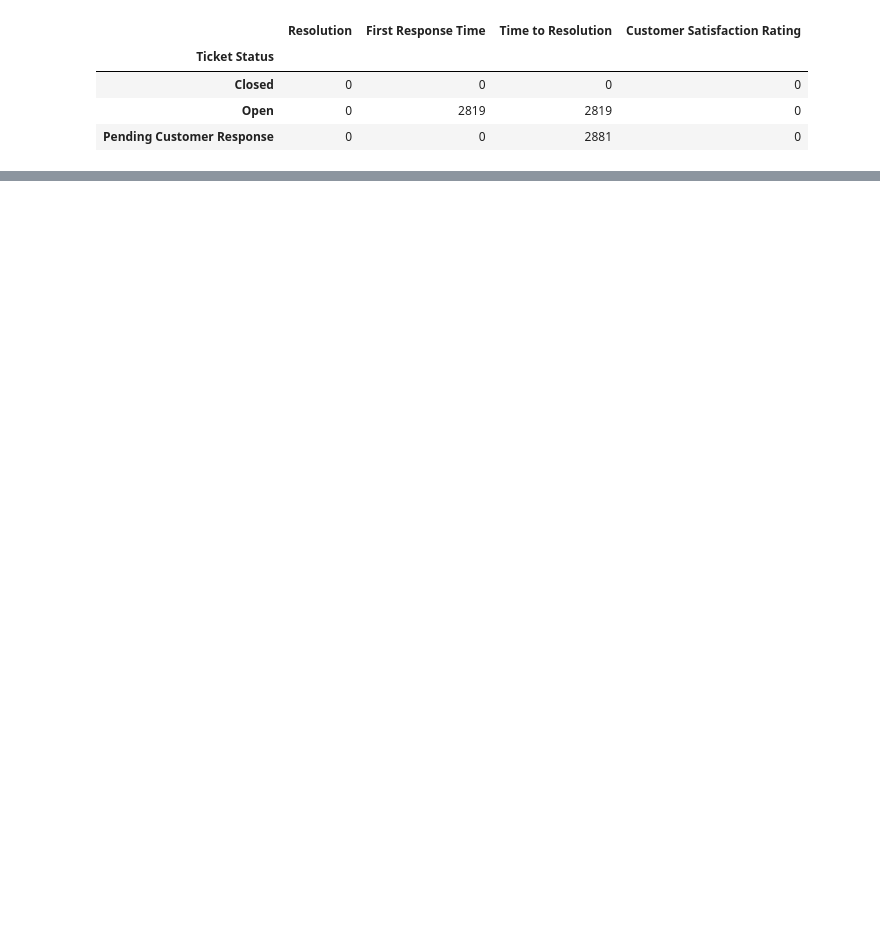
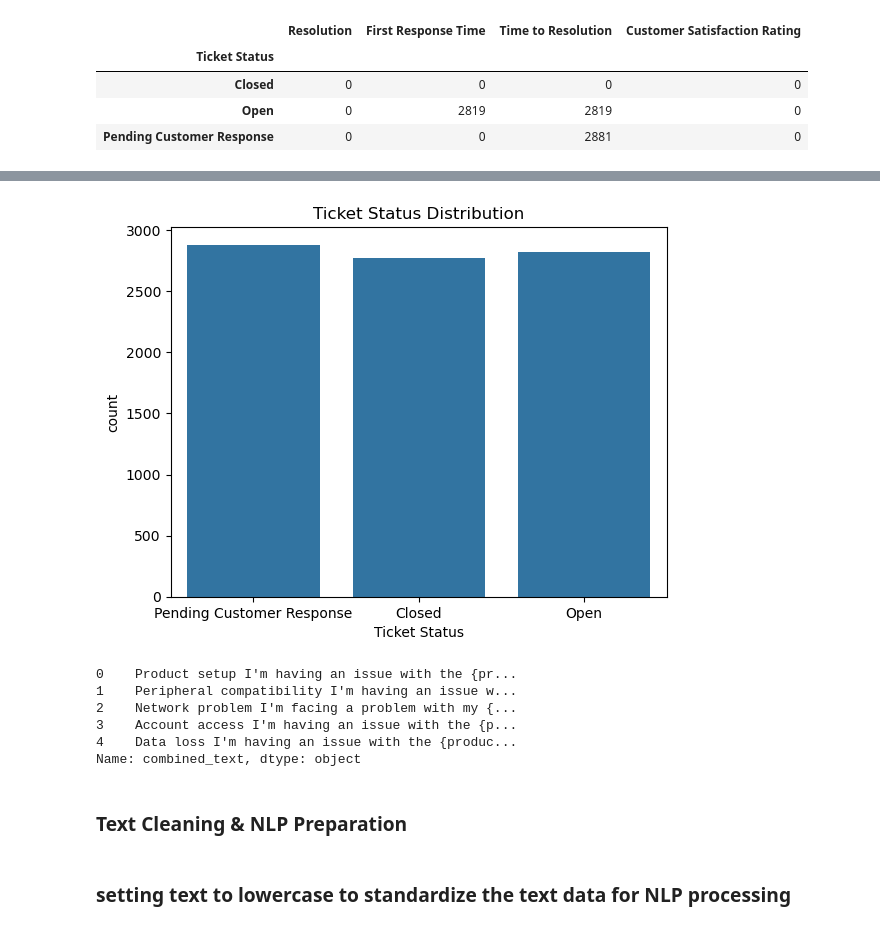
Before and after one commit to Ash2243/ai-technical-support-assistant, a Jupyter notebook: notebook/AI Technical Support Assistant - Exploratory Data Analysis.ipynb, the cells around one changed output, grey strips where cells are left out. Drawn from its saved outputs; the diff is of its cells as text; code cells hidden in the pictures; blank space fills up the shorter version.

```diff
--- a/notebook/AI Technical Support Assistant - Exploratory Data Analysis.ipynb
+++ b/notebook/AI Technical Support Assistant - Exploratory Data Analysis.ipynb
@@ -88,0 +176,19 @@ df.groupby('Ticket Status')[[
+# %%
+sns.countplot(data=df, x='Ticket Status')
+plt.title('Ticket Status Distribution')
+plt.show()
+# %% [output]
+[figure, added]
+# %%
+df['combined_text'].head()
+# %% [output]
+0    Product setup I'm having an issue with the {pr...
+1    Peripheral compatibility I'm having an issue w...
+2    Network problem I'm facing a problem with my {...
+3    Account access I'm having an issue with the {p...
+4    Data loss I'm having an issue with the {produc...
+Name: combined_text, dtype: object
+# %% [markdown]
+### Text Cleaning & NLP Preparation
+# %% [markdown]
+###  setting text to lowercase to standardize the text data for NLP processing
```
Also changed, not shown: parts of 39 cells of this notebook.
